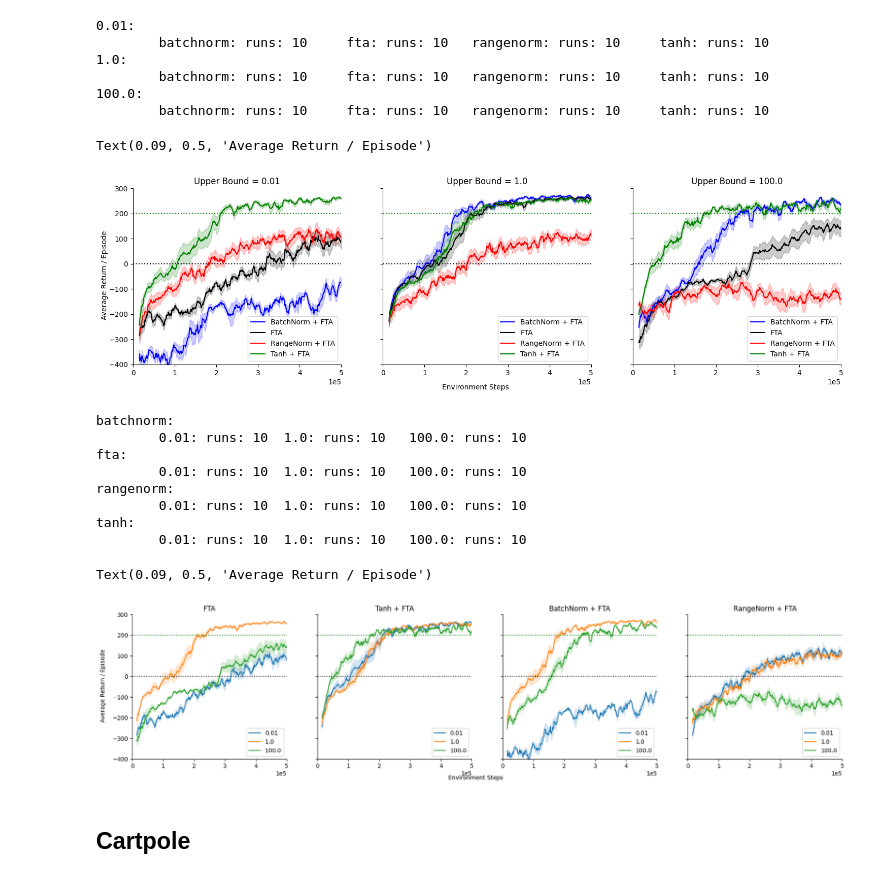
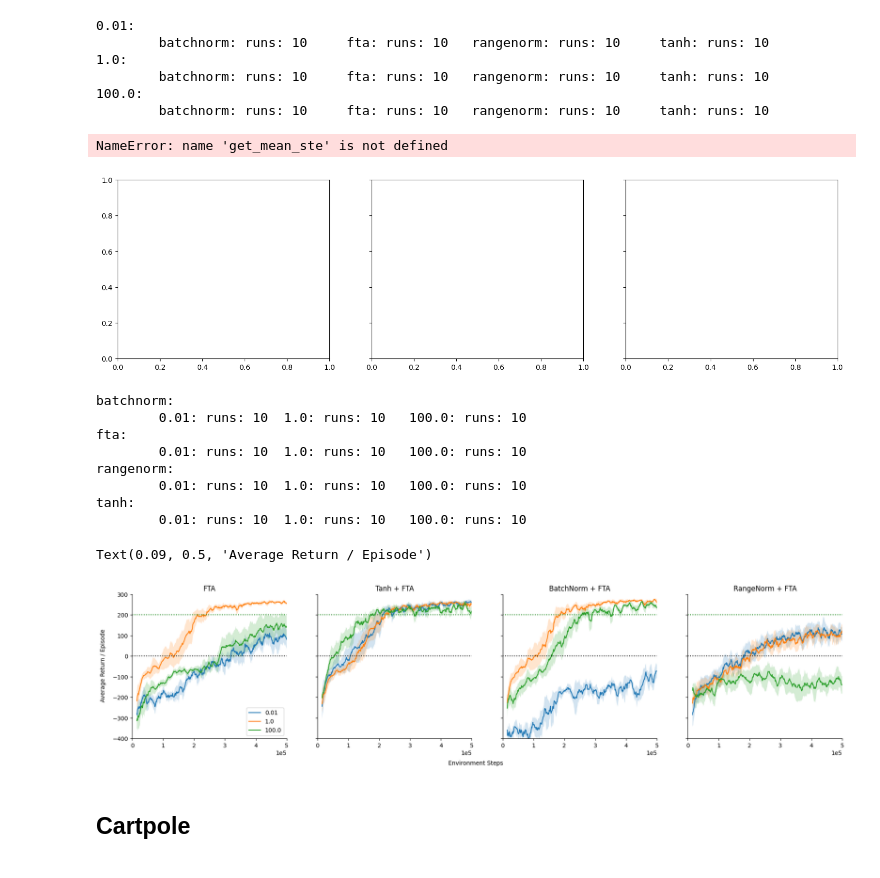
Before and after one commit to vtkachuk4/RL1-Project, a Jupyter notebook: target/plot.ipynb, the cells around one changed output. Cells and saved outputs as stored; diff of their text form; code cells hidden in the pictures.

```diff
--- a/target/plot.ipynb
+++ b/target/plot.ipynb
@@ -35,7 +45,7 @@ def get_mean_ste(scores):
 # %% [markdown]
 ## FTA vs ReLU
 # %%
-data_dir = "C:\\repos\\RL1-Project\\data\\distribution_experiments" #/Users/Vtkachuk/Desktop/School/UofA/Fall 2022/RL1/lunar-lander/data/ftavreluvlarge
+data_dir = "/home/gohar/RL1/RL1-Project/data/ftavreluvlarge" #/Users/Vtkachuk/Desktop/School/UofA/Fall 2022/RL1/lunar-lander/data/ftavreluvlarge
 df_dict = {}
 
 for file in os.listdir(data_dir):
@@ -47,11 +57,9 @@ for file in os.listdir(data_dir):
     # Reading FTA params from file name
     activation = file.split("_")[0]
     target = file.split("_")[1].split("t")[1]
-
-    if (file.split("_")[2] == "ntanh"):
-        normalizer = file.split("_")[2][1:]
-        activation = f'{activation}{normalizer}'
-
+    run_i = int(file.split("_")[-1].split(".")[0])
+    if run_i > 9:
+        continue
     # Populating fta dict
     if activation not in df_dict.keys():
         df_dict[activation] = {}
@@ -101,26 +107,29 @@ for i, activation in enumerate(sorted(df_dict.keys())):
         # smoothing scores for each run and calculating mean and ste
         scores = df_dict[activation][target][which_scores]
         smooth_scores = smooth_data(scores, smoothness)
-        scores_mean, scores_ste = get_mean_ste(smooth_scores)
+        scores_mean, confint_l, confint_u = get_mean_confint(smooth_scores)
 
         x_start_index = df_dict[activation][target]["steps"].shape[0] - smooth_scores.shape[0]
         x = df_dict[activation][target]["steps"][x_start_index:]
 
+        label = "DQN"
         if activation == "fta":
             color = "k"
+            label = label + "-FTA"
         elif activation == "ftabest":
             color = "g"
+            label = label + "-FTA-Best"
         elif activation == "relu":
             color = "r"
-        elif activation == "ftatanh":
-            color = "c"
         else:
             color = "b"
+            label = label + "-Large"
         style = ":" if target =="True" else "-"
+        label = label + "-TN" if target =="True" else label
         target_label = "with_target" if target =="True" else "wo_target"
-        plt.plot(x, scores_mean, f"{color}{style}", label=f"{activation}_{target_label}")
-        plt.fill_between(x, scores_mean+scores_ste, scores_mean-scores_ste, alpha=0.2, color=color, linestyle=style)
-# plt.legend(loc="upper left")
+        plt.plot(x, scores_mean, f"{color}{style}", label=label)
+        plt.fill_between(x, confint_l, confint_u, alpha=0.15, color=color, linestyle=style)
+plt.legend(loc="lower right")
 plt.plot(np.zeros(500000), "k:")
 plt.plot(np.zeros(500000)+200, "g:")
 # plt.title("FTA vs ReLU")
@@ -128,8 +137,8 @@ plt.ylim([-400, 300])
 plt.xlim([0, 500000])
 # plt.grid()
 ax = plt.gca()
-#ax.spines.right.set_visible(False)
-#ax.spines.top.set_visible(False)
+ax.spines.right.set_visible(False)
+ax.spines.top.set_visible(False)
 ax.ticklabel_format(axis='x', style='sci', scilimits=(0,0))
 ax.set_xlabel("Environment Steps")
 ax.set_ylabel("Average Return / Episode")
@@ -329,7 +310,7 @@ for i, num_tiles in enumerate(sorted(fta_dict.keys())):
         # smoothing scores for each run and calculating mean and ste
         scores = fta_dict[num_tiles][upper_limit][which_scores]
         smooth_scores = smooth_data(scores, smoothness)
-        scores_mean, scores_ste = get_mean_ste(smooth_scores)
+        scores_mean, confint_l, confint_u = get_mean_confint(smooth_scores)
 
         x_start_index = fta_dict[num_tiles][upper_limit]["steps"].shape[0] - smooth_scores.shape[0]
         x = fta_dict[num_tiles][upper_limit]["steps"][x_start_index:]
@@ -337,7 +318,7 @@ for i, num_tiles in enumerate(sorted(fta_dict.keys())):
         # ax = ax[int(i/plots_in_onerow), i%plots_in_onerow]
         ax = axs[i]
         ax.plot(x, scores_mean, label=upper_limit)
-        ax.fill_between(x, scores_mean+scores_ste, scores_mean-scores_ste, alpha=0.3)
+        ax.fill_between(x, confint_l, confint_u, alpha=0.2)
         ax.set_title(f"Num of Tiles = {num_tiles}")
 
 for i, ax in enumerate(axs):
@@ -430,37 +411,37 @@ for i, upper_bound in enumerate(sorted(df_dict.keys())):
 
         ax = axs[i]
         if activation == "fta":
             color = "k"
             act_label = "FTA"
         elif activation == "tanh":
             color = "g"
             act_label = "Tanh + FTA"
         elif activation == "rangenorm":
             color = "r"
             act_label = "RangeNorm + FTA"
         else:
             color = "b"
             act_label = "BatchNorm + FTA"
         ax.plot(x, scores_mean, f"-{color}", label=f"{act_label}")
         ax.fill_between(x, scores_mean+scores_ste, scores_mean-scores_ste, alpha=0.2, color=color)
         ax.set_title(f"Upper Bound = {upper_bound}")
 
 for i, ax in enumerate(axs):
-    # if i == 0:
-    ax.legend(loc="lower right")
+    if i == 0:
+        ax.legend(loc="lower right")
     # ax.grid(axis="y")
     ax.set_ylim([-400, 300])
     ax.set_xlim([0, 500000])
     ax.spines.right.set_visible(False)
     ax.spines.top.set_visible(False)
     ax.plot(np.zeros(500000), "k:")
     ax.plot(np.zeros(500000)+200, "g:")
     ax.ticklabel_format(axis='x', style='sci', scilimits=(0,0))
 fig.text(0.5, 0.0, 'Environment Steps', ha='center')
 fig.text(0.09, 0.5, 'Average Return / Episode', va='center', rotation='vertical')
 # %% [output]
-Text(0.09, 0.5, 'Average Return / Episode')
+NameError: name 'get_mean_ste' is not defined
-[figure, old version]
+[figure, new version]
 # %%
 data_dir = "/home/gohar/RL1/RL1-Project/data/fta_tanh_rangenorm"
 
@@ -530,7 +511,7 @@ for i, activation in enumerate(activation_order):
         # smoothing scores for each run and calculating mean and ste
         scores = df_dict[activation][upper_bound][which_scores]
         smooth_scores = smooth_data(scores, smoothness)
-        scores_mean, scores_ste = get_mean_ste(smooth_scores)
+        scores_mean, confint_l, confint_u = get_mean_confint(smooth_scores)
 
         x_start_index = df_dict[activation][upper_bound]["steps"].shape[0] - smooth_scores.shape[0]
         x = df_dict[activation][upper_bound]["steps"][x_start_index:]
@@ -551,12 +532,12 @@ for i, activation in enumerate(activation_order):
         else:
             alpha = 1
         ax.plot(x, scores_mean, label=f"{upper_bound}")
-        ax.fill_between(x, scores_mean+scores_ste, scores_mean-scores_ste, alpha=0.2)
+        ax.fill_between(x, confint_l, confint_u, alpha=0.2)
         ax.set_title(f"{act_label}")
 
 for i, ax in enumerate(axs):
-    # if i == 0:
-    ax.legend(loc="lower right")
+    if i == 0:
+        ax.legend(loc="lower right")
     # ax.grid(axis="y")
     ax.set_ylim([-400, 300])
     ax.set_xlim([0, 500000])
@@ -565,11 +546,11 @@ for i, ax in enumerate(axs):
     ax.plot(np.zeros(500000), "k:")
     ax.plot(np.zeros(500000)+200, "g:")
     ax.ticklabel_format(axis='x', style='sci', scilimits=(0,0))
-fig.text(0.5, 0.0, 'Environment Steps', ha='center')
+fig.text(0.5, -0.03, 'Environment Steps', ha='center')
 fig.text(0.09, 0.5, 'Average Return / Episode', va='center', rotation='vertical')
 # %% [output]
 Text(0.09, 0.5, 'Average Return / Episode')
-[figure, old version]
+[figure, new version]
 # %% [markdown]
 ## Cartpole
 # %%
```
Also changed, not shown: parts of 8 cells of this notebook, 1 other file.
